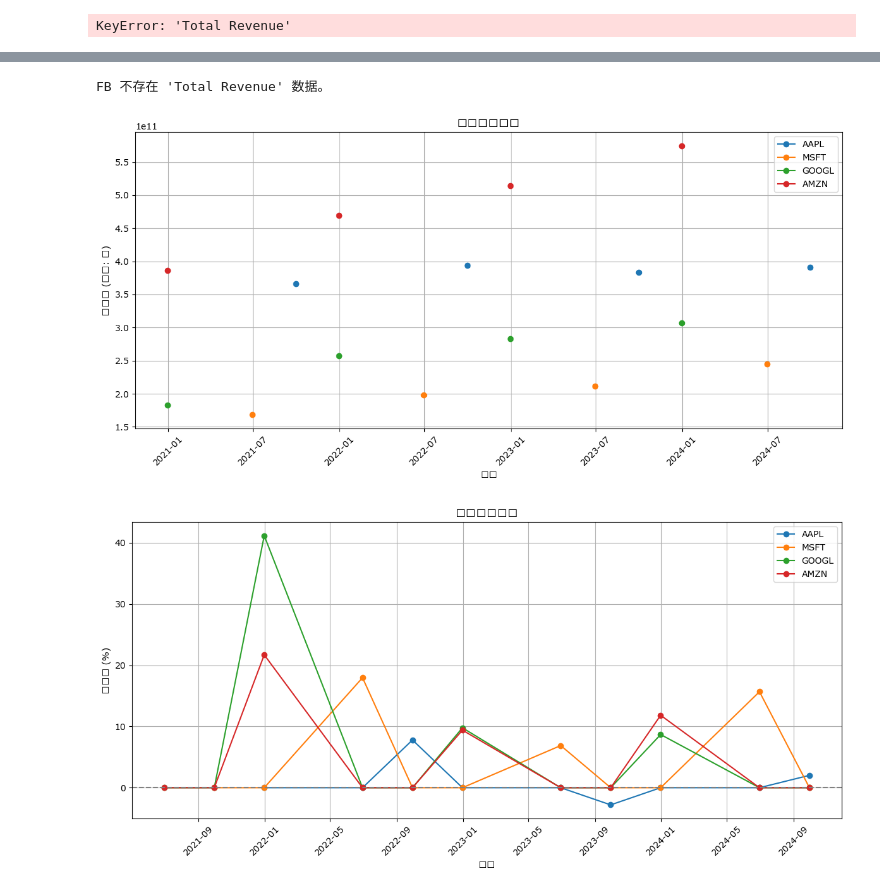
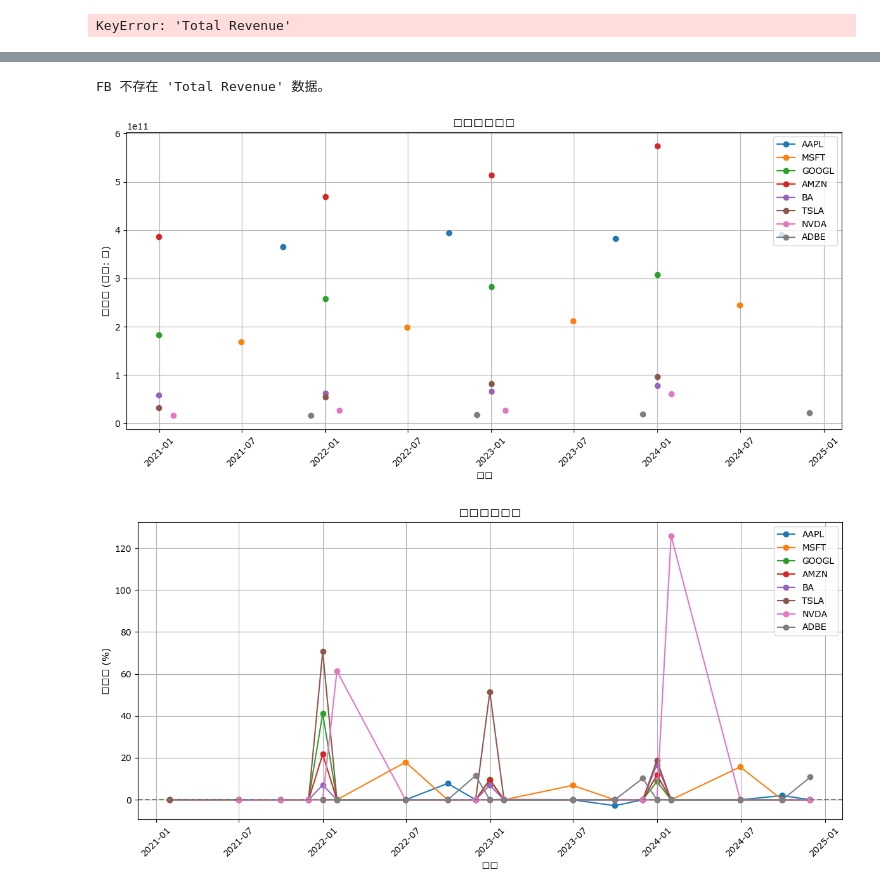
Before and after one commit to nickwong8838/mypythone, a Jupyter notebook: 0120fin.ipynb, the cells around one changed output, grey strips where cells are left out. Cells and saved outputs as stored; diff of their text form; code cells hidden in the pictures.

```diff
--- a/0120fin.ipynb
+++ b/0120fin.ipynb
@@ -176,7 +157,7 @@ import pandas as pd
 import matplotlib.pyplot as plt
 
 # 定义需要分析的企业股票代码
-symbols = ['AAPL', 'MSFT', 'GOOGL', 'AMZN', 'FB']  # 苹果、微软、谷歌、亚马逊、Meta
+symbols = ['AAPL', 'MSFT', 'GOOGL', 'AMZN', 'BA','FB', 'TSLA', 'NVDA', 'ADBE']  # 苹果、微软、谷歌、亚马逊、Meta
 
 # 创建一个空的字典来存储营业收入数据
 revenue_data = {}
@@ -205,32 +186,32 @@ if not revenue_df.empty:
     for symbol in revenue_df.columns:
         plt.plot(revenue_df.index, revenue_df[symbol], marker='o', label=symbol)
 
     plt.title('总收入折线图')
     plt.xlabel('年度')
     plt.ylabel('总收入 (单位: 亿)')
     plt.xticks(rotation=45)
     plt.legend()
     plt.grid()
     plt.tight_layout()
     plt.show()
 
     # 绘制增长率折线图
     plt.figure(figsize=(12, 6))
     for symbol in growth_rate_df.columns:
         plt.plot(growth_rate_df.index, growth_rate_df[symbol], marker='o', label=symbol)
 
     plt.title('增长率折线图')
     plt.xlabel('年度')
     plt.ylabel('增长率 (%)')
     plt.xticks(rotation=45)
     plt.axhline(0, color='gray', linestyle='--')  # 添加水平线
     plt.legend()
     plt.grid()
     plt.tight_layout()
     plt.show()
 else:
     print("没有可用的总收入数据。")
 # %% [output]
 FB 不存在 'Total Revenue' 数据。
-[figure, old version]
+[figure, new version]
-[figure, old version]
+[figure, new version]
```
Also changed, not shown: parts of 6 cells of this notebook.
